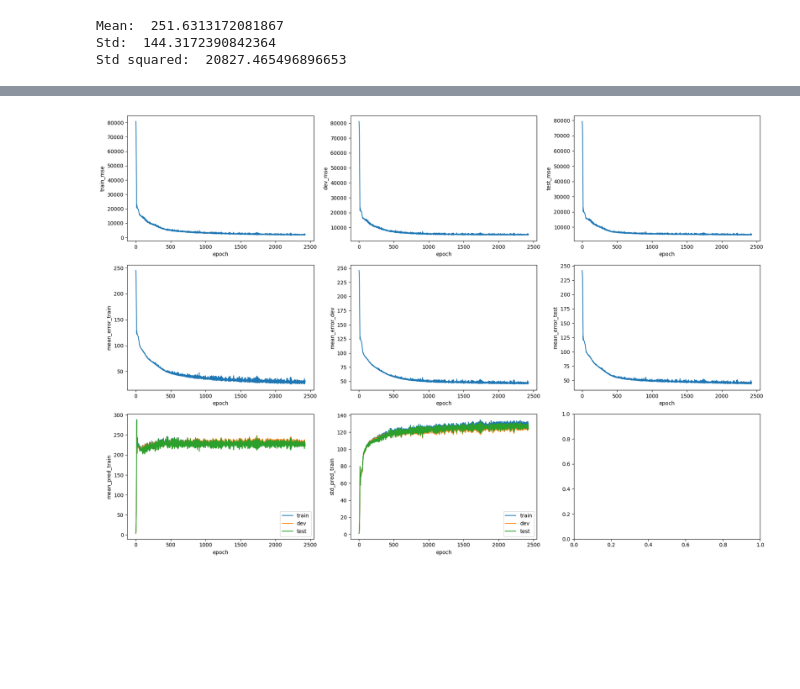
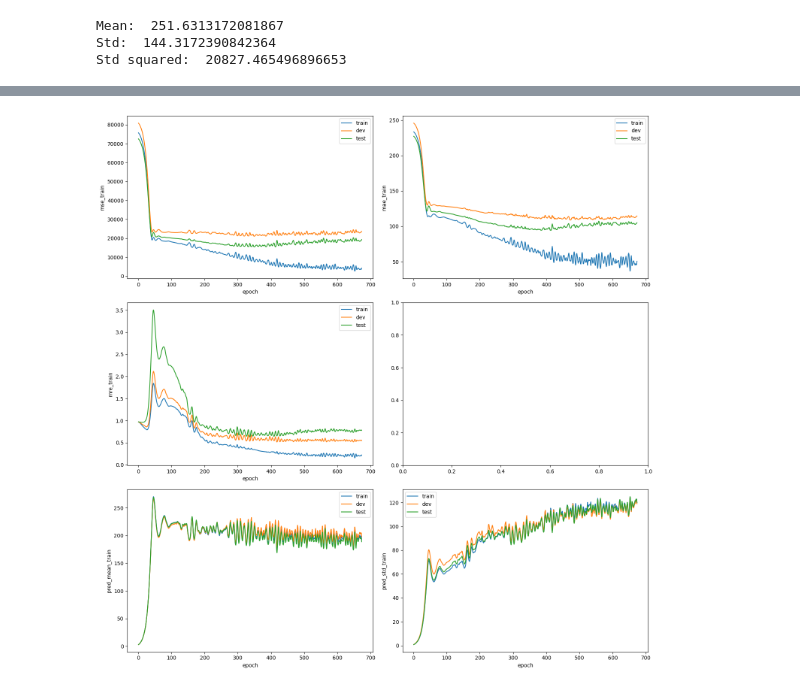
Before and after one commit to muraronicola/Approximating-volume-computations-via-GNNs, a Jupyter notebook: AnalyzeResults.ipynb, the cells around one changed output, grey strips where cells are left out. Saved outputs shown, nothing was run; the diff lists cells and outputs as text; code cells hidden in the pictures; blank space fills up the shorter version.

Commit message:
update plot data

```diff
--- a/AnalyzeResults.ipynb
+++ b/AnalyzeResults.ipynb
@@ -109,29 +97,30 @@ MARE test:  0.2809316981420787
 # %%
-#Last run results
+#Best run results
+figure2, ax2 = plt.subplots(3, 2, figsize=(15, 15))
 
+sns.lineplot(data=vector_data[best_run_index], x="epoch", y="mse_train", ax=ax2[0, 0], label="train")
+sns.lineplot(data=vector_data[best_run_index], x="epoch", y="mse_dev", ax=ax2[0, 0], label="dev")
+sns.lineplot(data=vector_data[best_run_index], x="epoch", y="mse_test", ax=ax2[0, 0], label="test")
 
-figure2, ax2 = plt.subplots(3, 3, figsize=(18, 12))
+sns.lineplot(data=vector_data[best_run_index], x="epoch", y="mae_train", ax=ax2[0, 1], label="train")
+sns.lineplot(data=vector_data[best_run_index], x="epoch", y="mae_dev", ax=ax2[0, 1], label="dev")
+sns.lineplot(data=vector_data[best_run_index], x="epoch", y="mae_test", ax=ax2[0, 1], label="test")
 
-sns.lineplot(data=vector_data[0], x="epoch", y="train_mse", ax=ax2[0, 0])
-sns.lineplot(data=vector_data[0], x="epoch", y="dev_mse", ax=ax2[0, 1])
-sns.lineplot(data=vector_data[0], x="epoch", y="test_mse", ax=ax2[0, 2])
+sns.lineplot(data=vector_data[best_run_index], x="epoch", y="mre_train", ax=ax2[1, 0], label="train")
+sns.lineplot(data=vector_data[best_run_index], x="epoch", y="mre_dev", ax=ax2[1, 0], label="dev")
+sns.lineplot(data=vector_data[best_run_index], x="epoch", y="mre_test", ax=ax2[1, 0], label="test")
 
+sns.lineplot(data=vector_data[best_run_index], x="epoch", y="pred_mean_train", ax=ax2[2, 0], label="train")
+sns.lineplot(data=vector_data[best_run_index], x="epoch", y="pred_mean_dev", ax=ax2[2, 0], label="dev")
+sns.lineplot(data=vector_data[best_run_index], x="epoch", y="pred_mean_test", ax=ax2[2, 0], label="test")
 
-sns.lineplot(data=vector_data[0], x="epoch", y="mean_error_train", ax=ax2[1, 0])
-sns.lineplot(data=vector_data[0], x="epoch", y="mean_error_dev", ax=ax2[1, 1])
-sns.lineplot(data=vector_data[0], x="epoch", y="mean_error_test", ax=ax2[1, 2])
-
-sns.lineplot(data=vector_data[0], x="epoch", y="mean_pred_train", ax=ax2[2, 0], label="train")
-sns.lineplot(data=vector_data[0], x="epoch", y="mean_pred_dev", ax=ax2[2, 0], label="dev")
-sns.lineplot(data=vector_data[0], x="epoch", y="mean_pred_test", ax=ax2[2, 0], label="test")
-
-sns.lineplot(data=vector_data[0], x="epoch", y="std_pred_train", ax=ax2[2, 1], label="train")
-sns.lineplot(data=vector_data[0], x="epoch", y="std_pred_dev", ax=ax2[2, 1], label="dev")
-sns.lineplot(data=vector_data[0], x="epoch", y="std_pred_test", ax=ax2[2, 1], label="test")
+sns.lineplot(data=vector_data[best_run_index], x="epoch", y="pred_std_train", ax=ax2[2, 1], label="train")
+sns.lineplot(data=vector_data[best_run_index], x="epoch", y="pred_std_dev", ax=ax2[2, 1], label="dev")
+sns.lineplot(data=vector_data[best_run_index], x="epoch", y="pred_std_test", ax=ax2[2, 1], label="test")
 
 figure2.tight_layout()
 # %% [output]
-[figure, old version]
+[figure, new version]
 # %%
 figure2, ax2 = plt.subplots(5, 3, figsize=(18, 20))
 
```
Also changed, not shown: parts of 6 cells of this notebook, 11 other files.
